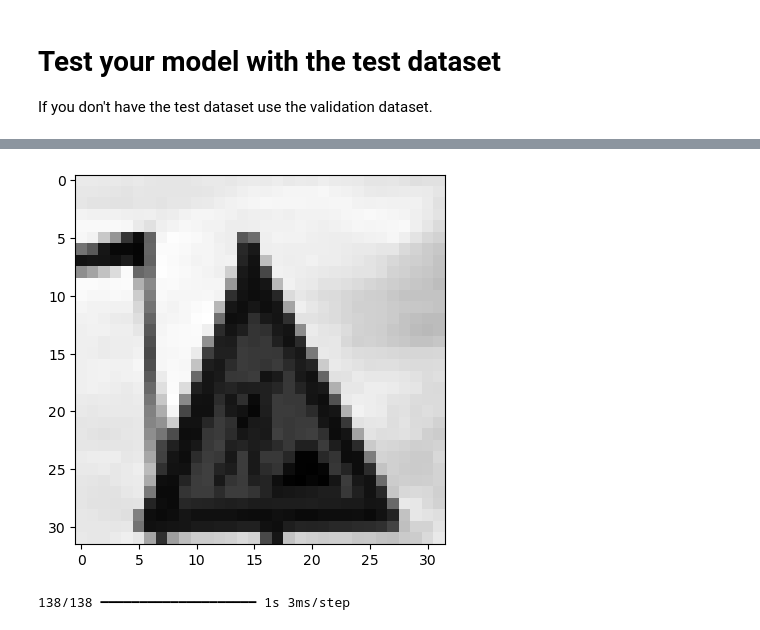
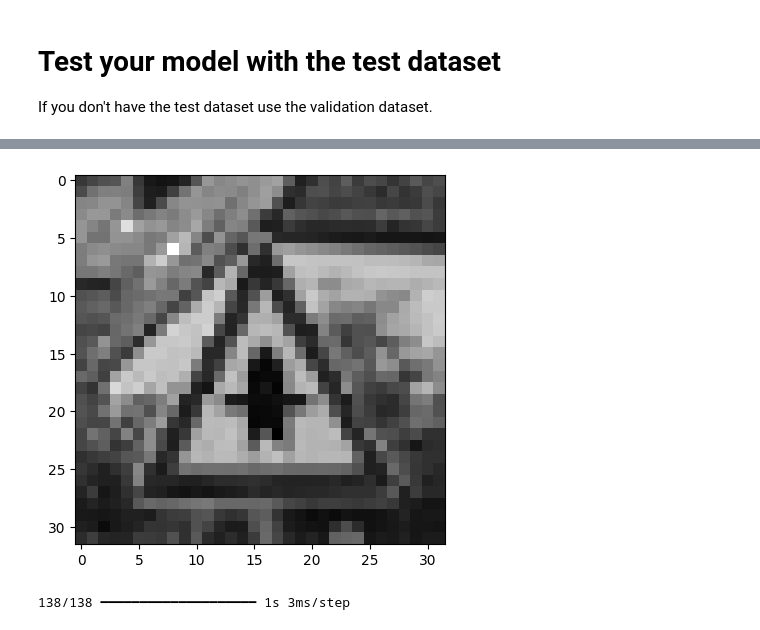
Before and after one commit to rippeddeadlift/KI_P2_Neuronale_Netze, a Jupyter notebook: models/student_task_gray.ipynb, the cells around one changed output, grey strips where cells are left out. Saved outputs shown, nothing was run; the diff lists cells and outputs as text; code cells hidden in the pictures.

Commit message:
fix path

```diff
--- a/models/student_task_gray.ipynb
+++ b/models/student_task_gray.ipynb
@@ -203,7 +203,6 @@ Test Accuracy: 0.9707483053207397
 # %%
 import numpy as np
 import matplotlib.pyplot as plt
-from tensorflow.keras.models import load_model
 from PIL import Image
 
 
@@ -219,13 +218,10 @@ def preprocess_image(img_path, target_size):
     img_array = img_array / 255.0
     return img_array
 
-
-img_path = r"D:\Studium\Semester 4\KI\Praktikum 2\KI_P2_Neuronale_Netze\dataset\baustelle.png"
+img_path = os.path.join("..","dataset","vorfahrt.png")
 preprocessed_img = preprocess_image(img_path, target_size=(32, 32))
 
 print("Preprocessed image shape:", preprocessed_img.shape)
-
-
 try:
     prediction = model.predict(preprocessed_img)
     predicted_class = np.argmax(prediction, axis=1)
@@ -245,4 +241,4 @@ Predicted class: [25]
-[figure, old version]
+[figure, new version]
 # %%
 from sklearn.metrics import confusion_matrix
 predicted_classes = np.argmax(model.predict(X_valid_gray), axis=-1)
```
Also changed, not shown: parts of 2 cells of this notebook.
